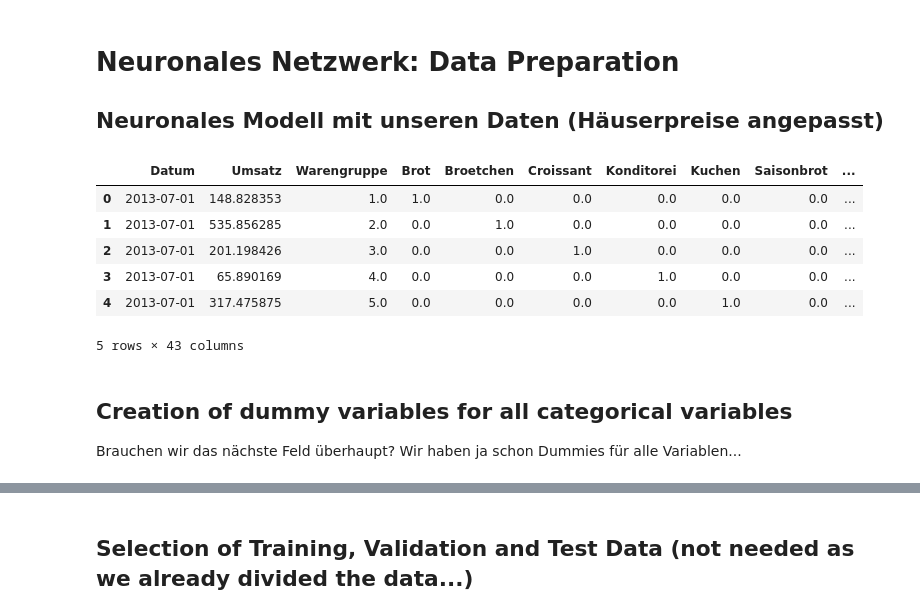
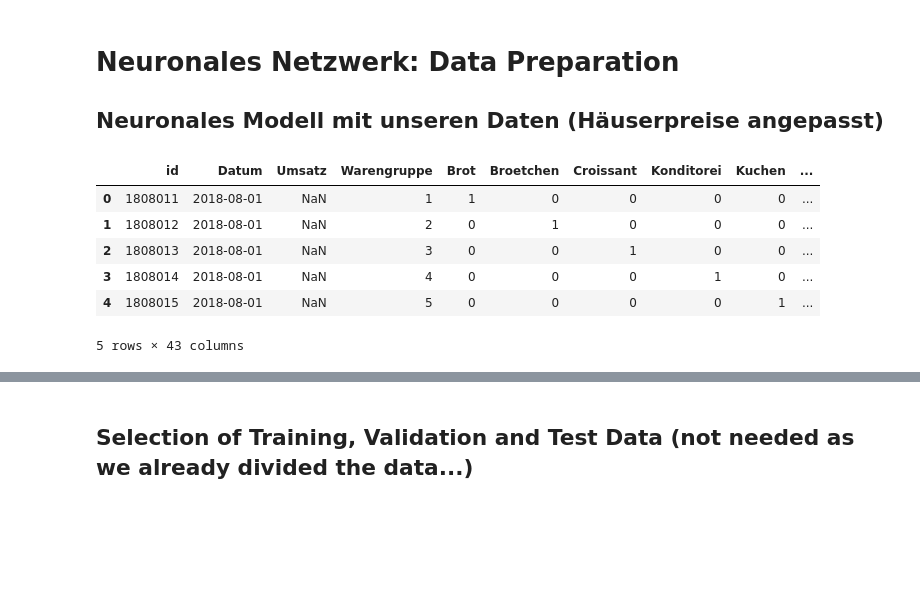
Before and after one commit to manuelboehm/MA-bakery-sales-prediction, a Jupyter notebook: 3_Model/Neuronales Modell.ipynb, the cells around one changed output, grey strips where cells are left out. Drawn from its saved outputs; the diff is of its cells as text; code cells hidden in the pictures; blank space fills up the shorter version.

```diff
--- a/3_Model/Neuronales Modell.ipynb
+++ b/3_Model/Neuronales Modell.ipynb
@@ -4,21 +4,21 @@
 # %%
 # Import necessary libraries
 import pandas as pd
 import numpy as np
 import os
 
 # Import Data
-data = pd.read_csv("/workspaces/MA-bakery-sales-prediction/_data_prepared/df_dataset_complete.csv")
-# data = pd.read_csv("/workspaces/MA-bakery-sales-prediction/_data_prepared/df_training.csv")
-data.head()  # Print first few rows to verify
+df_training = pd.read_csv("/workspaces/MA-bakery-sales-prediction/_data_prepared/df_training.csv")
+df_validation = pd.read_csv("/workspaces/MA-bakery-sales-prediction/_data_prepared/df_validation.csv")
+df_test = pd.read_csv("/workspaces/MA-bakery-sales-prediction/_data_prepared/df_test.csv")
+df_training.head()  # Print first few rows to verify
+df_validation.head()  # Print first few rows to verify
+df_test.head()  # Print first few rows to verify
 # %% [output]
-|  | Datum | Umsatz | Warengruppe | Brot | Broetchen | Croissant | Konditorei | Kuchen | Saisonbrot | ... |
-| 0 | 2013-07-01 | 148.828353 | 1.0 | 1.0 | 0.0 | 0.0 | 0.0 | 0.0 | 0.0 | ... |
-| 1 | 2013-07-01 | 535.856285 | 2.0 | 0.0 | 1.0 | 0.0 | 0.0 | 0.0 | 0.0 | ... |
-| 2 | 2013-07-01 | 201.198426 | 3.0 | 0.0 | 0.0 | 1.0 | 0.0 | 0.0 | 0.0 | ... |
-| 3 | 2013-07-01 | 65.890169 | 4.0 | 0.0 | 0.0 | 0.0 | 1.0 | 0.0 | 0.0 | ... |
-| 4 | 2013-07-01 | 317.475875 | 5.0 | 0.0 | 0.0 | 0.0 | 0.0 | 1.0 | 0.0 | ... |
+|  | id | Datum | Umsatz | Warengruppe | Brot | Broetchen | Croissant | Konditorei | Kuchen | ... |
+| 0 | 1808011 | 2018-08-01 | NaN | 1 | 1 | 0 | 0 | 0 | 0 | ... |
+| 1 | 1808012 | 2018-08-01 | NaN | 2 | 0 | 1 | 0 | 0 | 0 | ... |
+| 2 | 1808013 | 2018-08-01 | NaN | 3 | 0 | 0 | 1 | 0 | 0 | ... |
+| 3 | 1808014 | 2018-08-01 | NaN | 4 | 0 | 0 | 0 | 1 | 0 | ... |
+| 4 | 1808015 | 2018-08-01 | NaN | 5 | 0 | 0 | 0 | 0 | 1 | ... |
 5 rows × 43 columns
-# %% [markdown]
-## Creation of dummy variables for all categorical variables
-Brauchen wir das nächste Feld überhaupt? Wir haben ja schon Dummies für alle Variablen...
```
Also changed, not shown: parts of 2 cells of this notebook, 4 other files.
